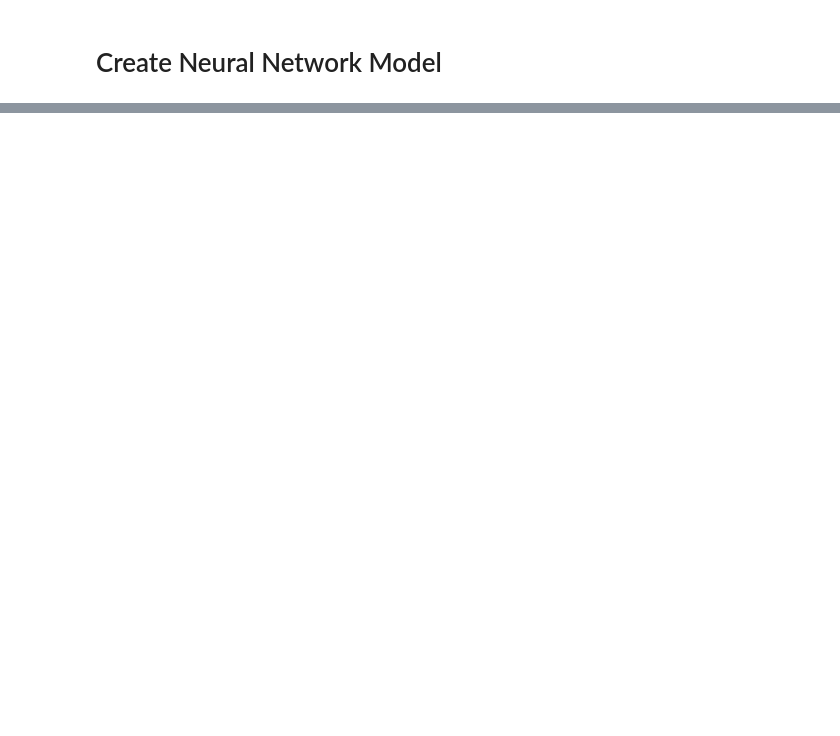
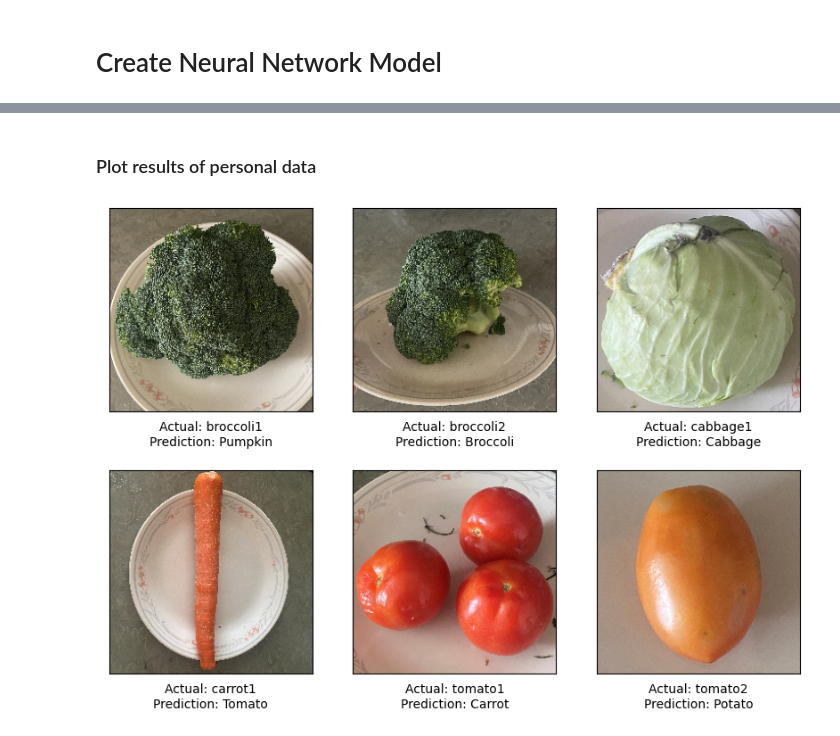
Before and after one commit to AhmadJanjua/Vegetable_Classifier, a Jupyter notebook: Veggie_CNN.ipynb, the cells around one changed output, grey strips where cells are left out. Cells and saved outputs as stored; diff of their text form; code cells hidden in the pictures; blank space fills up the shorter version.

```diff
--- a/Veggie_CNN.ipynb
+++ b/Veggie_CNN.ipynb
@@ -223,0 +311,23 @@ fig.tight_layout()
+# %% [markdown]
+### Plot results of personal data
+# %%
+# set each figure to be 10x10
+plt.figure(figsize=(10,7))
+
+# show the training dataset
+for i in range(images.shape[0]):
+    # create a subplot for 30 sections
+    plt.subplot(2,3,i+1)
+    plt.xticks([])
+    plt.yticks([])
+    plt.grid(False)
+    # display the image
+    plt.imshow(images[i])
+    # display the label
+    caption = "Actual: "+labels[i] + "\n" +"Prediction: "+ categories[pred[i]]
+    caption = caption.replace(".JPG", "")
+    plt.xlabel(caption)
+
+plt.show()
+# %% [output]
+[figure, added]
```
Also changed, not shown: parts of 22 cells of this notebook, 8 other files.
